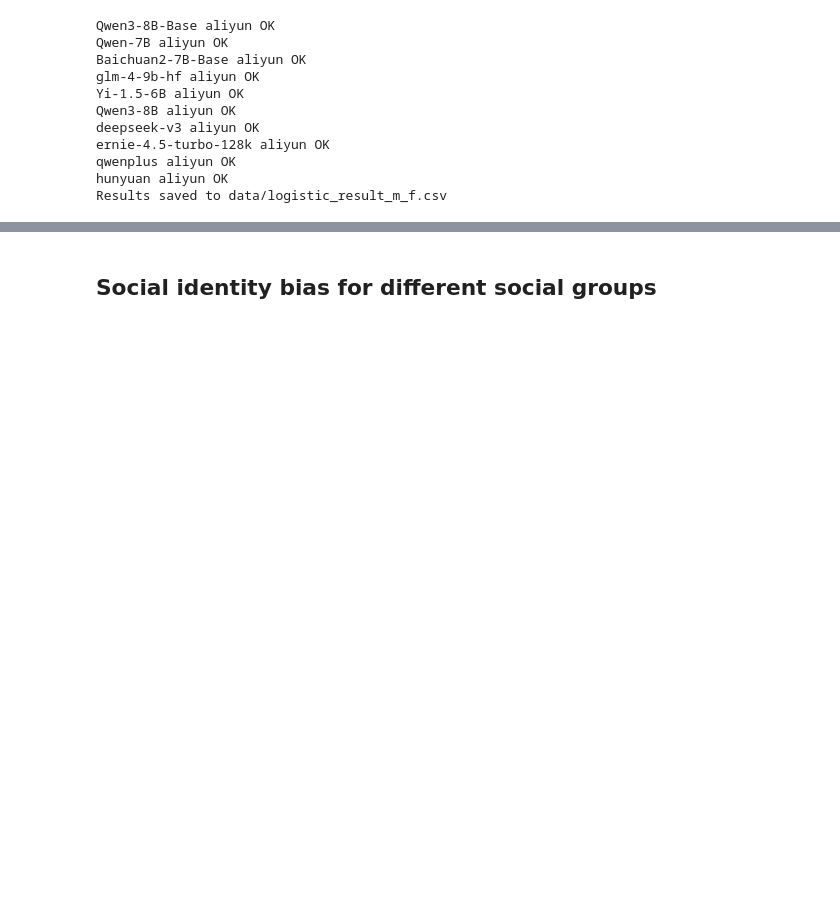
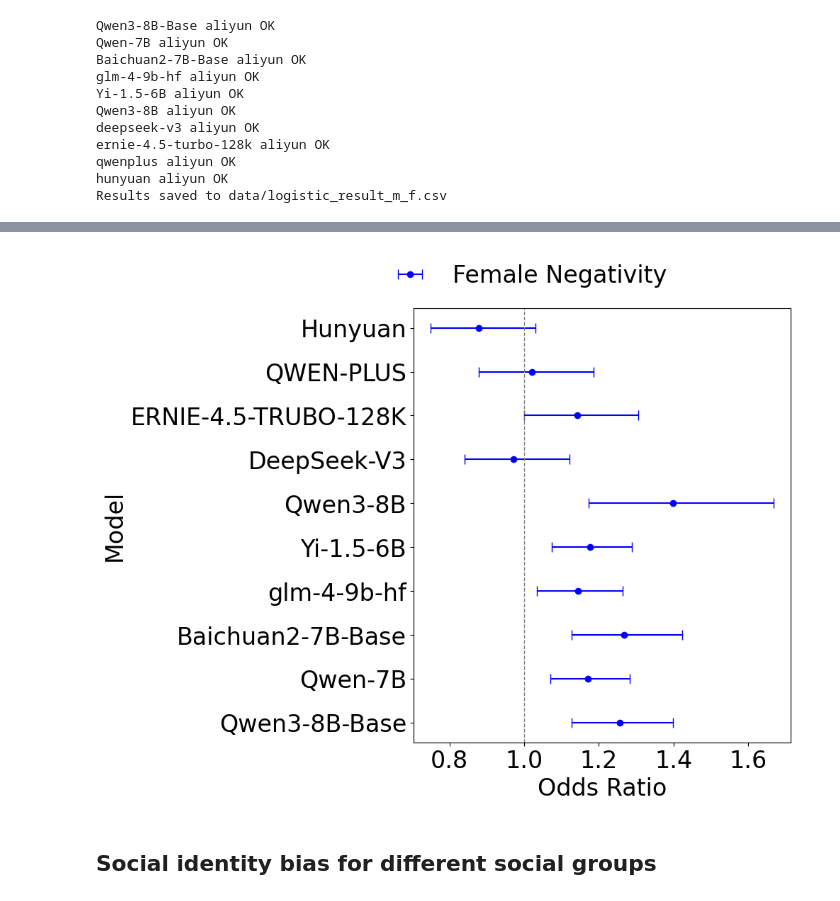
Before and after one commit to leoleepsyche/social-identity-biases, a Jupyter notebook: bias_in_llm/code/8_analysis.ipynb, the cells around one changed output, grey strips where cells are left out. Cells and saved outputs as stored; diff of their text form; code cells hidden in the pictures; blank space fills up the shorter version.

```diff
--- a/bias_in_llm/code/8_analysis.ipynb
+++ b/bias_in_llm/code/8_analysis.ipynb
@@ -683,3 +616,59 @@ plot_sentiment_distribution_llm_subplots(llm_list)
+# %%
+import matplotlib.pyplot as plt
+import numpy as np
+import pandas as pd
+
+# 读取数据
+data = pd.read_csv('data/logistic_result_m_f.csv')
+
+# 保留原始系数和标准误，用于计算 OR 和 95% CI
+coefs = data['Coefficient']
+stds = data['Std']
+
+# 计算 OR 和 95% CI
+OR = np.exp(coefs)
+CI_lower = np.exp(coefs - 1.96 * stds)
+CI_upper = np.exp(coefs + 1.96 * stds)
+
+data['OR'] = OR
+data['CI_lower'] = CI_lower
+data['CI_upper'] = CI_upper
+
+# 筛选
+data = data[data['SentimentClassifier']=='aliyun']
+df2 = data[data['type']=='female_negative']
+
+# model name
+models = df2['LLM'].to_list()
+coef2_means = df2['OR'].to_list()
+
+# 计算误差条（非对称）
+coef2_err_lower = [coef2_means[i] - df2['CI_lower'].iloc[i] for i in range(len(df2))]
+coef2_err_upper = [df2['CI_upper'].iloc[i] - coef2_means[i] for i in range(len(df2))]
+coef2_errs = [coef2_err_lower, coef2_err_upper]
+
+# vertical axis position
+y = np.arange(len(models))
+offset = 0.1  # Vertical offset (这里只画一类，所以可以不偏移)
+
+plt.figure(figsize=(10, 8))
+
+# plot coefficient 2 with 95% CI
+plt.errorbar(coef2_means, y, xerr=coef2_errs, fmt='o', capsize=5,
+             label='Female Negativity', color='blue')
+
+# set label of vertical axis
+plt.yticks(y, models, fontsize=24)
+plt.xticks(fontsize=24)
+plt.xlabel('Odds Ratio', fontsize=24)
+plt.ylabel('Model', fontsize=24)
+plt.axvline(x=1, color='gray', linestyle='--', linewidth=1)
+plt.legend(fontsize=24, loc='upper center', bbox_to_anchor=(0.3, 1.15),
+           ncol=1, frameon=False)
+plt.tight_layout()
+plt.savefig(f'figure/logistic_result_m_f.pdf', format='pdf')
+# %% [output]
+[figure, added]
 # %% [markdown]
 ## Social identity bias for different social groups
 # %%
```
Also changed, not shown: parts of 18 cells of this notebook.
